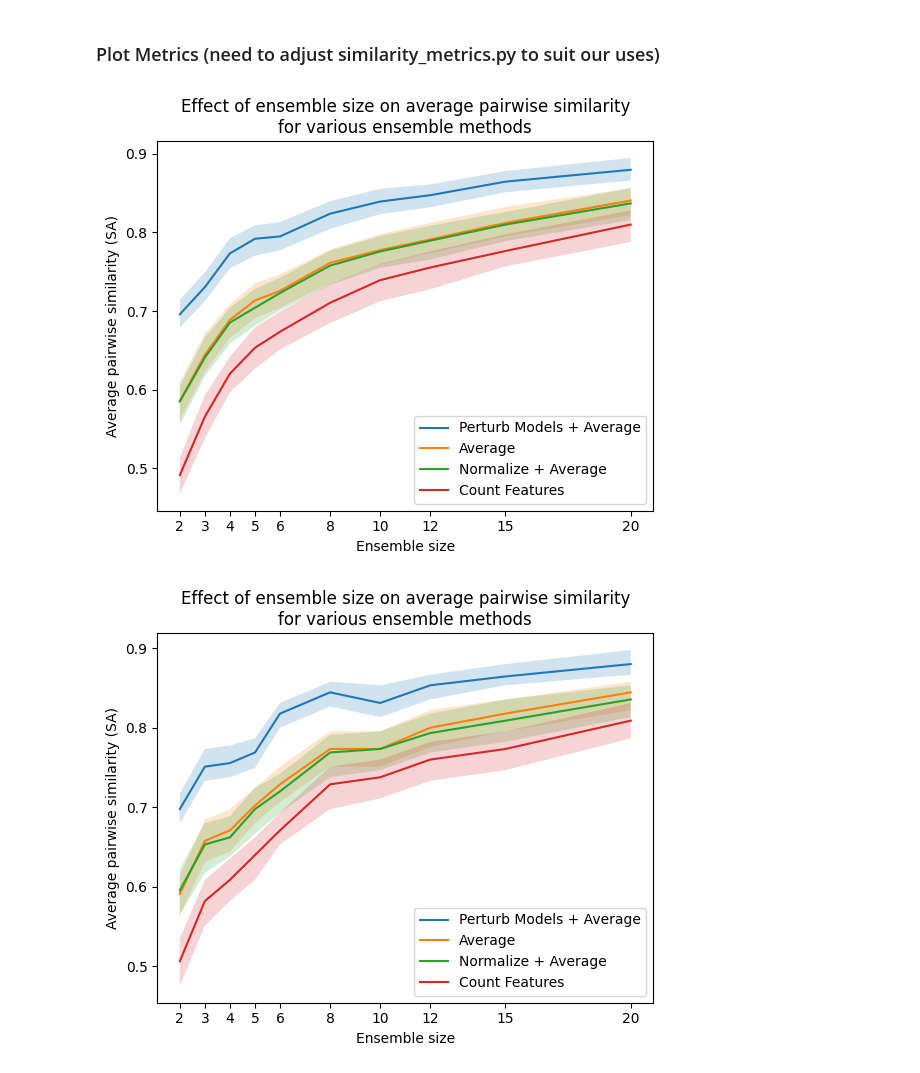
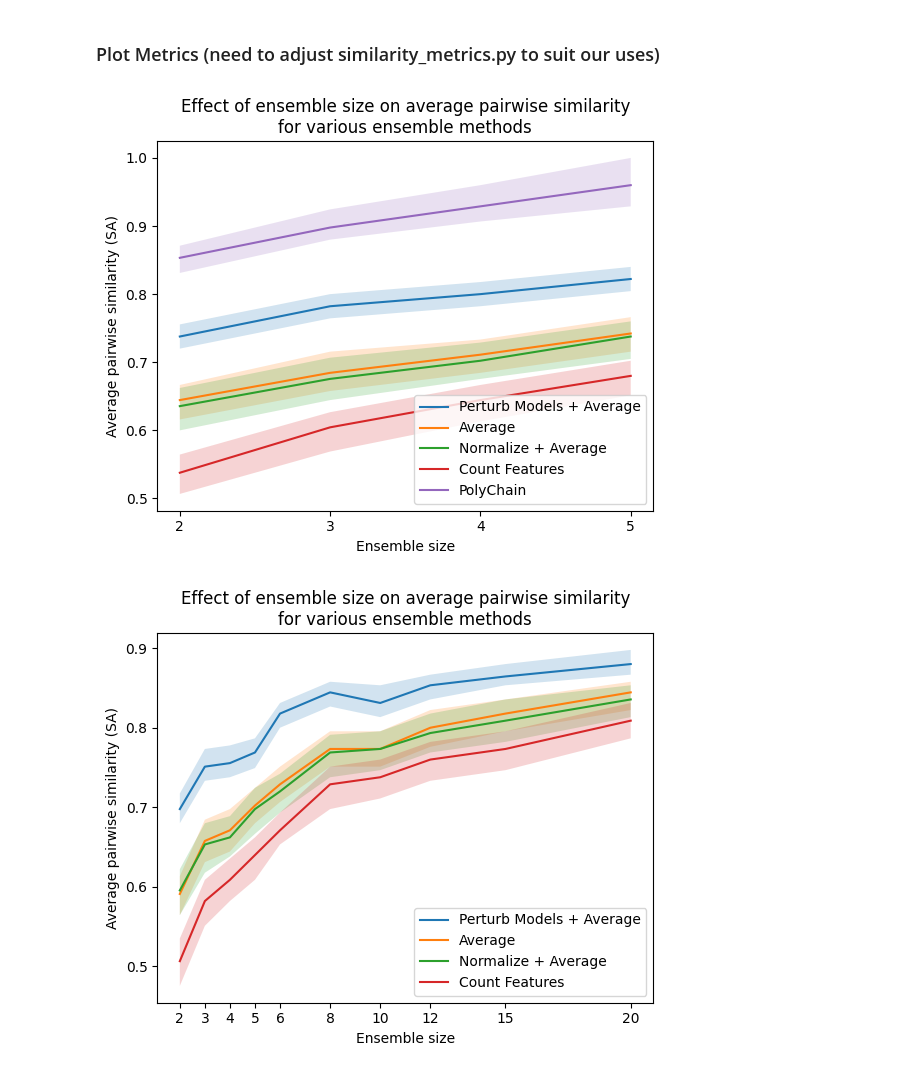
Before and after one commit to nicole-hjlin/harvard_cs282_ptg, a Jupyter notebook: ptg/tutorial.ipynb, the cells around one changed output. Drawn from its saved outputs; the diff is of its cells as text; code cells hidden in the pictures.

Commit message:
first mode connectivity plot

```diff
--- a/ptg/tutorial.ipynb
+++ b/ptg/tutorial.ipynb
@@ -50,17 +51,17 @@ for random_source in random_sources:
 ### Path to Glory
 # %%
 # Ensemble sizes
-ensemble_sizes = [2, 3, 4, 5, 6, 8, 10, 12, 15, 20]
+ensemble_sizes = [2, 3, 4, 5]
 
 # Test point indices
-test_idx = range(1000)
+test_idx = range(X_test.shape[0])
 x = X_test[test_idx]
 
 # Random source
-random_source = random_sources[1]
+random_source = random_sources[0]
 
 # Number of ensembles to sample for each ensemble size
-n_trials = 50
+n_trials = 10
 
 # Top-k features to consider
 k = 5
@@ -178,18 +181,18 @@ for i in tqdm(range(len(ensemble_sizes))):
 # %%
-titles = ['Perturb Models + Average', 'Average', 'Normalize + Average', 'Count Features']
-for i, metric in enumerate([SA_smooth, SA_avg, SA_norm_avg, SA]):
+titles = ['Perturb Models + Average', 'Average', 'Normalize + Average', 'Count Features', 'PolyChain']
+for i, metric in enumerate([SA_smooth, SA_avg, SA_norm_avg, SA, SA_mod]):
     # Error bars represent different inputs
     q = np.quantile(metric, [0.4, 0.5, 0.6], axis=1)
     plt.plot(ensemble_sizes, q[1], label=titles[i])  # plot 50% quantile
     plt.fill_between(ensemble_sizes, q[0], q[2], alpha=0.2)  # fill between 25% and 75% quantiles
 plt.xlabel('Ensemble size')
 plt.xticks(ensemble_sizes)
 plt.ylabel('Average pairwise similarity (SA)')
 plt.title('Effect of ensemble size on average pairwise similarity\nfor various ensemble methods')
-plt.legend()
+plt.legend(loc='lower right')
 plt.show()
 # %% [output]
-[figure, old version]
+[figure, new version]
 # %%
 titles = ['Perturb Models + Average', 'Average', 'Normalize + Average', 'Count Features']
 for i, metric in enumerate([SA_smooth, SA_avg, SA_norm_avg, SA]):
```
Also changed, not shown: parts of 2 cells of this notebook, 2 other files.
